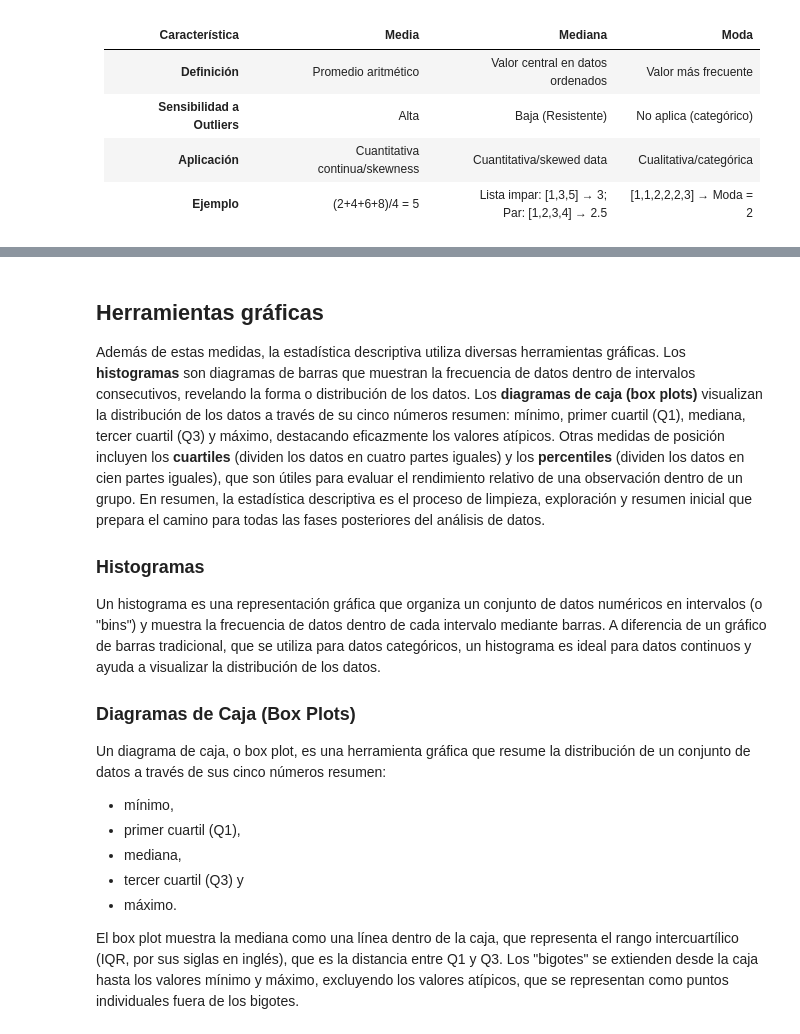
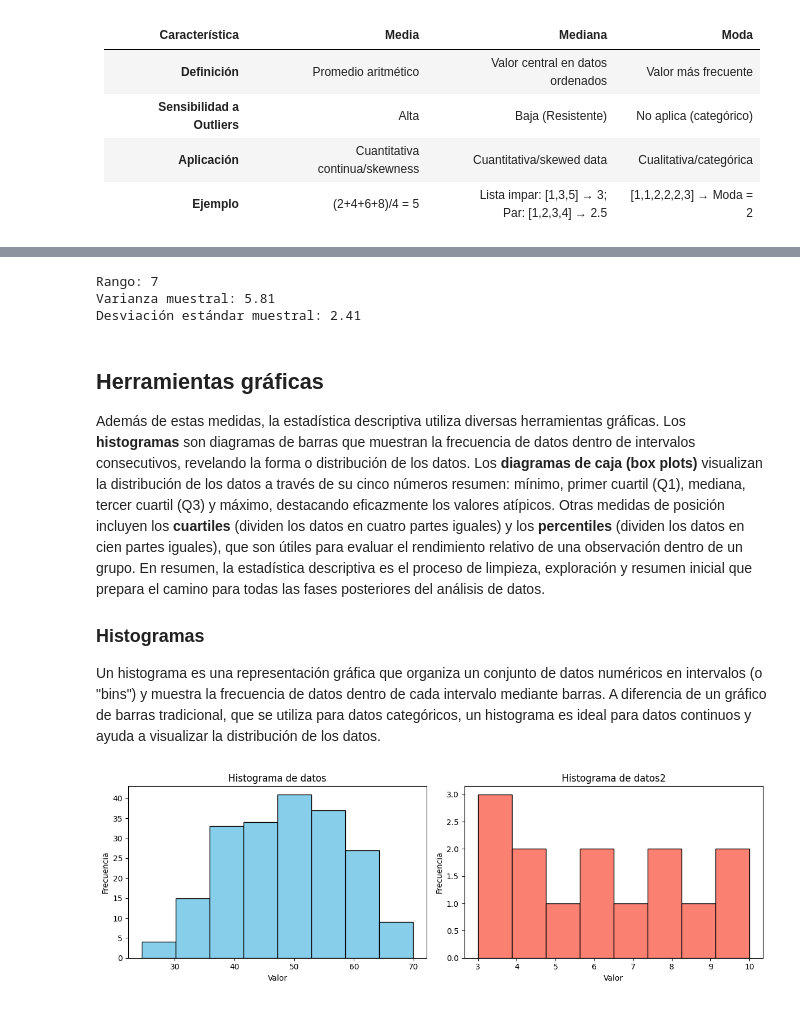
Before and after one commit to paranedagarcia/Cienciadedatos, a Jupyter notebook: 2.Estadistica/1.Estadistica_descriptiva.ipynb, the cells around one changed output, grey strips where cells are left out. Saved outputs shown, nothing was run; the diff lists cells and outputs as text; code cells hidden in the pictures.

```diff
--- a/2.Estadistica/1.Estadistica_descriptiva.ipynb
+++ b/2.Estadistica/1.Estadistica_descriptiva.ipynb
@@ -41,16 +127,57 @@ Las medidas de dispersión, por otro lado, cuantifican la variabilidad o esparci
+# %%
+"""
+Ejemplo de cálculo de medidas de dispersión usando el array 'datos' definido anteriormente.
+"""
+datos = np.array([4, 8, 6, 5, 3, 3, 4, 6, 8, 9, 10, 3, 7])
+
+# Rango
+rango = np.max(datos) - np.min(datos)
+
+# Varianza muestral (n-1 en el denominador)
+varianza = np.var(datos, ddof=1) # qué es ddof ?
+# ddof significa "delta degrees of freedom" (grados de libertad). Al establecer ddof=1, estamos calculando la varianza muestral, que utiliza n-1 en el denominador en lugar de n. Esto corrige el sesgo en la estimación de la varianza a partir de una muestra.
+
+# Desviación estándar muestral
+desviacion_estandar = np.std(datos, ddof=1)
+
+print(f"Rango: {rango}")
+print(f"Varianza muestral: {varianza:.2f}")
+print(f"Desviación estándar muestral: {desviacion_estandar:.2f}")
+# %% [output]
+Rango: 7
+Varianza muestral: 5.81
+Desviación estándar muestral: 2.41
 # %% [markdown]
 ## Herramientas gráficas
 Además de estas medidas, la estadística descriptiva utiliza diversas herramientas gráficas. Los **histogramas** son diagramas de barras que muestran la frecuencia de datos dentro de intervalos consecutivos, revelando la forma o distribución de los datos. Los **diagramas de caja (box plots)** visualizan la distribución de los datos a través de su cinco números resumen: mínimo, primer cuartil (Q1), mediana, tercer cuartil (Q3) y máximo, destacando eficazmente los valores atípicos. Otras medidas de posición incluyen los **cuartiles** (dividen los datos en cuatro partes iguales) y los **percentiles** (dividen los datos en cien partes iguales), que son útiles para evaluar el rendimiento relativo de una observación dentro de un grupo. En resumen, la estadística descriptiva es el proceso de limpieza, exploración y resumen inicial que prepara el camino para todas las fases posteriores del análisis de datos.
 
 ### Histogramas
 Un histograma es una representación gráfica que organiza un conjunto de datos numéricos en intervalos (o "bins") y muestra la frecuencia de datos dentro de cada intervalo mediante barras. A diferencia de un gráfico de barras tradicional, que se utiliza para datos categóricos, un histograma es ideal para datos continuos y ayuda a visualizar la distribución de los datos.
-
-### Diagramas de Caja (Box Plots)
-Un diagrama de caja, o box plot, es una herramienta gráfica que resume la distribución de un conjunto de datos a través de sus cinco números resumen:
-- mínimo,
-- primer cuartil (Q1),
-- mediana,
-- tercer cuartil (Q3) y
-- máximo.
-
-El box plot muestra la mediana como una línea dentro de la caja, que representa el rango intercuartílico (IQR, por sus siglas en inglés), que es la distancia entre Q1 y Q3. Los "bigotes" se extienden desde la caja hasta los valores mínimo y máximo, excluyendo los valores atípicos, que se representan como puntos individuales fuera de los bigotes.
+# %%
+import matplotlib.pyplot as plt
+import numpy as np
+
+# Generar datos de ejemplo (distribución normal)
+datos = np.random.normal(loc=50, scale=10, size=200)
+datos2 = np.array([4, 8, 6, 5, 3, 3, 4, 6, 8, 9, 10, 3, 7, 10])
+
+plt.figure(figsize=(12, 4))
+
+# Histograma para 'datos'
+plt.subplot(1, 2, 1)
+plt.hist(datos, bins=8, color='skyblue', edgecolor='black')
+plt.title('Histograma de datos')
+plt.xlabel('Valor')
+plt.ylabel('Frecuencia')
+
+# Histograma para 'datos2'
+plt.subplot(1, 2, 2)
+plt.hist(datos2, bins=8, color='salmon', edgecolor='black')
+plt.title('Histograma de datos2')
+plt.xlabel('Valor')
+plt.ylabel('Frecuencia')
+
+plt.tight_layout()
+plt.show()
+# %% [output]
+[figure, added]
```
Also changed, not shown: parts of 7 cells of this notebook, 1 other file.
